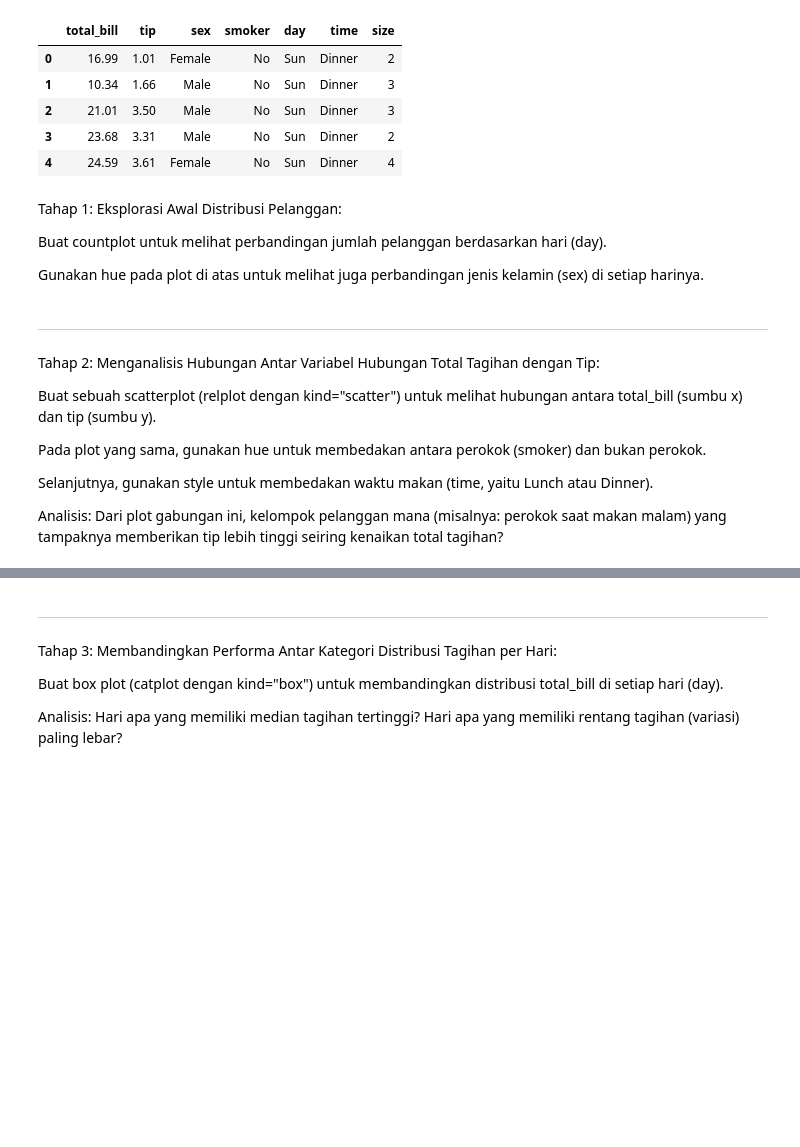
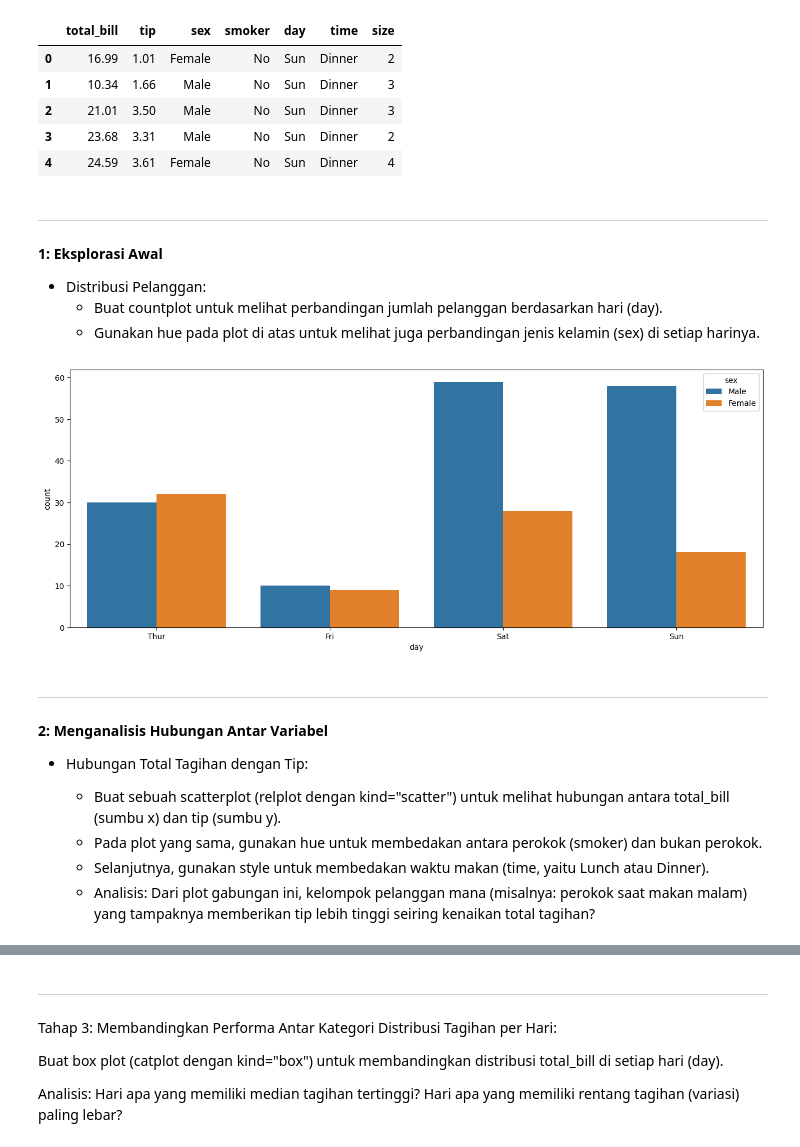
Before and after one commit to Aris0506/Python-Data-Analysis-Project-learning-journey, a Jupyter notebook: 00 mini project/07 Introduction to seaborn/analisis_eksplorasi_data_restoran.ipynb, the cells around one changed output, grey strips where cells are left out. Drawn from its saved outputs; the diff is of its cells as text; code cells hidden in the pictures; blank space fills up the shorter version.

```diff
--- a/00 mini project/07 Introduction to seaborn/analisis_eksplorasi_data_restoran.ipynb
+++ b/00 mini project/07 Introduction to seaborn/analisis_eksplorasi_data_restoran.ipynb
@@ -25,22 +25,31 @@ tips.head()
 | 3 | 23.68 | 3.31 | Male | No | Sun | Dinner | 2 |
 | 4 | 24.59 | 3.61 | Female | No | Sun | Dinner | 4 |
 # %% [markdown]
-Tahap 1: Eksplorasi Awal
-Distribusi Pelanggan:
+---
 
-Buat countplot untuk melihat perbandingan jumlah pelanggan berdasarkan hari (day).
+**1: Eksplorasi Awal**
 
-Gunakan hue pada plot di atas untuk melihat juga perbandingan jenis kelamin (sex) di setiap harinya.
+- Distribusi Pelanggan:
+    - Buat countplot untuk melihat perbandingan jumlah pelanggan berdasarkan hari (day).
+    - Gunakan hue pada plot di atas untuk melihat juga perbandingan jenis kelamin (sex) di setiap harinya.
+# %%
+
+plt.figure(figsize=(16, 6))
+sns.countplot(x='day',
+              data=tips,
+              hue='sex')
+
+plt.show()
+# %% [output]
+[figure, added]
 # %% [markdown]
 ---
 
-Tahap 2: Menganalisis Hubungan Antar Variabel
-Hubungan Total Tagihan dengan Tip:
+**2: Menganalisis Hubungan Antar Variabel**
 
-Buat sebuah scatterplot (relplot dengan kind="scatter") untuk melihat hubungan antara total_bill (sumbu x) dan tip (sumbu y).
+- Hubungan Total Tagihan dengan Tip:
 
-Pada plot yang sama, gunakan hue untuk membedakan antara perokok (smoker) dan bukan perokok.
-
-Selanjutnya, gunakan style untuk membedakan waktu makan (time, yaitu Lunch atau Dinner).
-
-Analisis: Dari plot gabungan ini, kelompok pelanggan mana (misalnya: perokok saat makan malam) yang tampaknya memberikan tip lebih tinggi seiring kenaikan total tagihan?
+    - Buat sebuah scatterplot (relplot dengan kind="scatter") untuk melihat hubungan antara total_bill (sumbu x) dan tip (sumbu y).
+    - Pada plot yang sama, gunakan hue untuk membedakan antara perokok (smoker) dan bukan perokok.
+    - Selanjutnya, gunakan style untuk membedakan waktu makan (time, yaitu Lunch atau Dinner).
+    - Analisis: Dari plot gabungan ini, kelompok pelanggan mana (misalnya: perokok saat makan malam) yang tampaknya memberikan tip lebih tinggi seiring kenaikan total tagihan?
```
Also changed, not shown: parts of 2 cells of this notebook.
